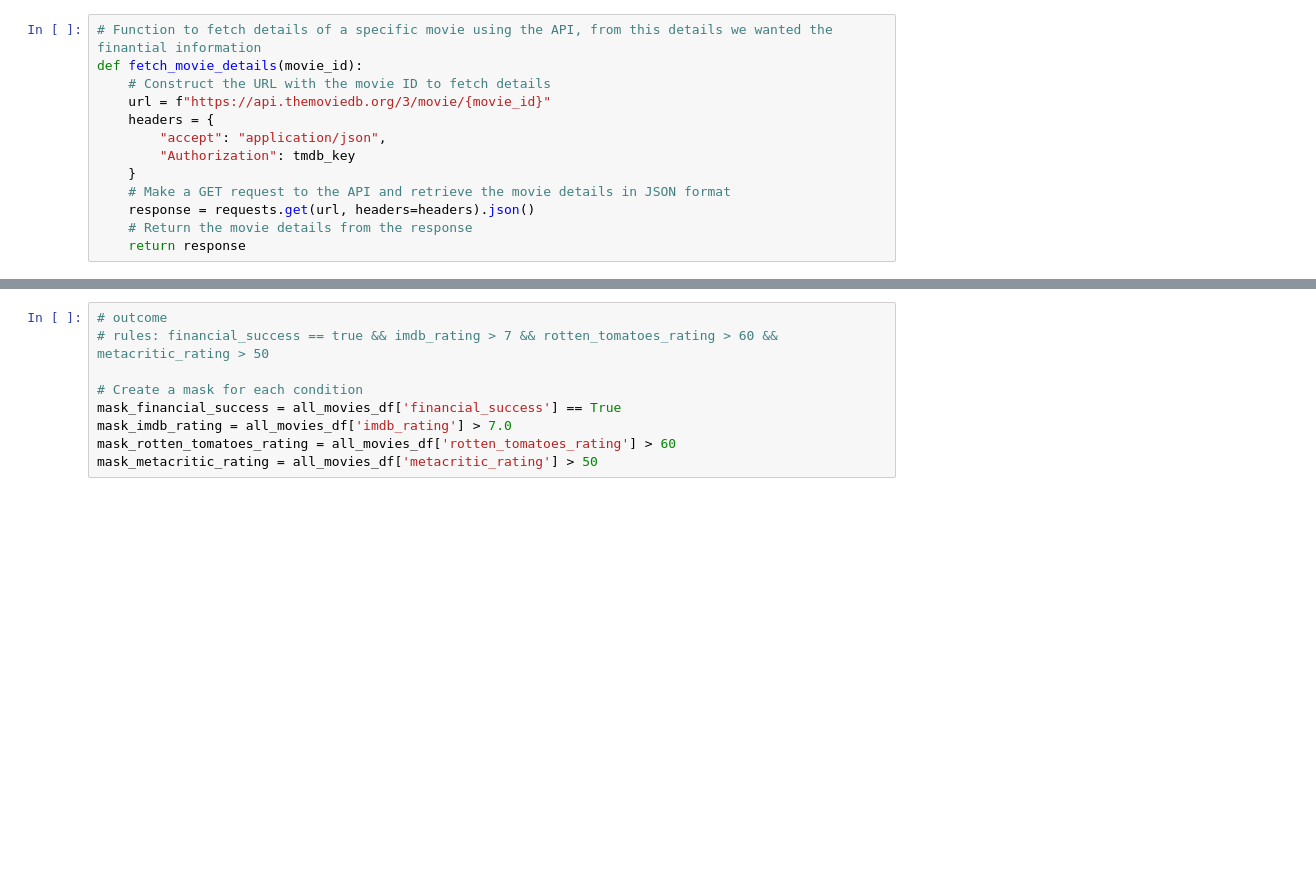
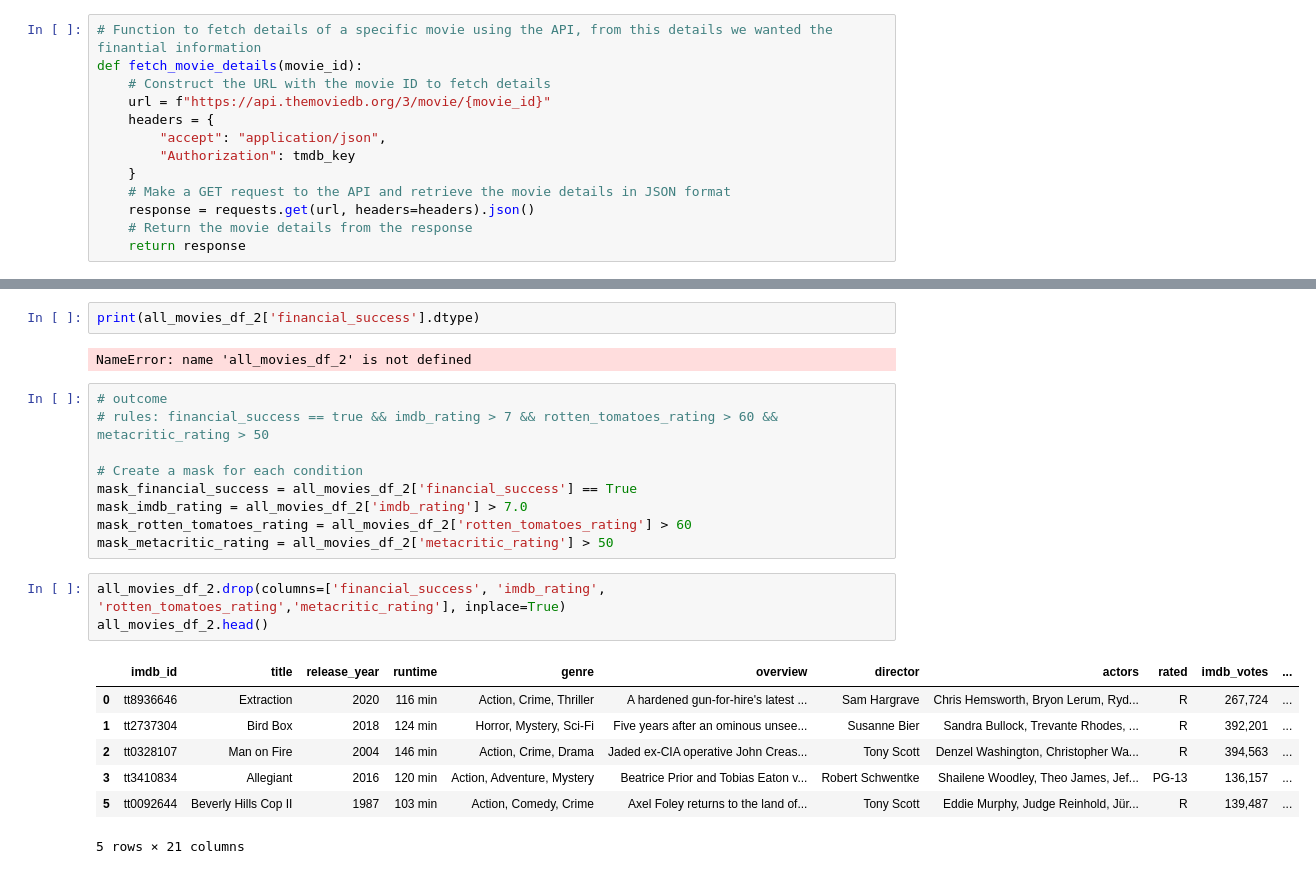
Before and after one commit to YesmelinP/Movie_Success_ML, a Jupyter notebook: ETL.ipynb, the cells around one changed output, grey strips where cells are left out. Saved outputs shown, nothing was run; the diff lists cells and outputs as text; blank space fills up the shorter version.

```diff
--- a/ETL.ipynb
+++ b/ETL.ipynb
@@ -192,11 +334,26 @@ all_movies_df.head()
+# %%
+print(all_movies_df_2['financial_success'].dtype)
+# %% [output]
+NameError: name 'all_movies_df_2' is not defined
 # %%
 # outcome
 # rules: financial_success == true && imdb_rating > 7 && rotten_tomatoes_rating > 60 && metacritic_rating > 50
 
 # Create a mask for each condition
-mask_financial_success = all_movies_df['financial_success'] == True
-mask_imdb_rating = all_movies_df['imdb_rating'] > 7.0
-mask_rotten_tomatoes_rating = all_movies_df['rotten_tomatoes_rating'] > 60
-mask_metacritic_rating = all_movies_df['metacritic_rating'] > 50
+mask_financial_success = all_movies_df_2['financial_success'] == True
+mask_imdb_rating = all_movies_df_2['imdb_rating'] > 7.0
+mask_rotten_tomatoes_rating = all_movies_df_2['rotten_tomatoes_rating'] > 60
+mask_metacritic_rating = all_movies_df_2['metacritic_rating'] > 50
+# %%
+all_movies_df_2.drop(columns=['financial_success', 'imdb_rating', 'rotten_tomatoes_rating','metacritic_rating'], inplace=True)
+all_movies_df_2.head()
+# %% [output]
+|  | imdb_id | title | release_year | runtime | genre | overview | director | actors | rated | imdb_votes | ... |
+| 0 | tt8936646 | Extraction | 2020 | 116 min | Action, Crime, Thriller | A hardened gun-for-hire's latest ... | Sam Hargrave | Chris Hemsworth, Bryon Lerum, Ryd... | R | 267,724 | ... |
+| 1 | tt2737304 | Bird Box | 2018 | 124 min | Horror, Mystery, Sci-Fi | Five years after an ominous unsee... | Susanne Bier | Sandra Bullock, Trevante Rhodes, ... | R | 392,201 | ... |
+| 2 | tt0328107 | Man on Fire | 2004 | 146 min | Action, Crime, Drama | Jaded ex-CIA operative John Creas... | Tony Scott | Denzel Washington, Christopher Wa... | R | 394,563 | ... |
+| 3 | tt3410834 | Allegiant | 2016 | 120 min | Action, Adventure, Mystery | Beatrice Prior and Tobias Eaton v... | Robert Schwentke | Shailene Woodley, Theo James, Jef... | PG-13 | 136,157 | ... |
+| 5 | tt0092644 | Beverly Hills Cop II | 1987 | 103 min | Action, Comedy, Crime | Axel Foley returns to the land of... | Tony Scott | Eddie Murphy, Judge Reinhold, Jür... | R | 139,487 | ... |
+5 rows × 21 columns
 # %%
 # Combine the masks using the bitwise AND operator &
```
Also changed, not shown: parts of 23 cells of this notebook, 5 other files.
